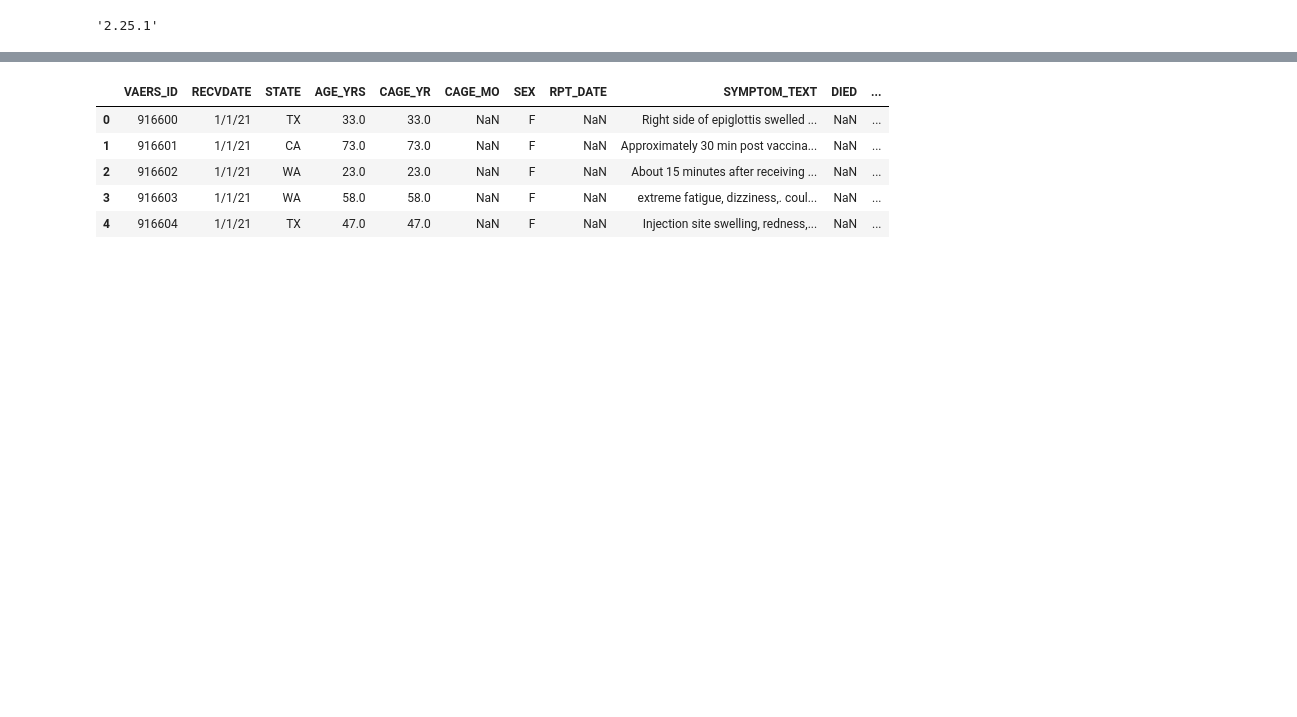
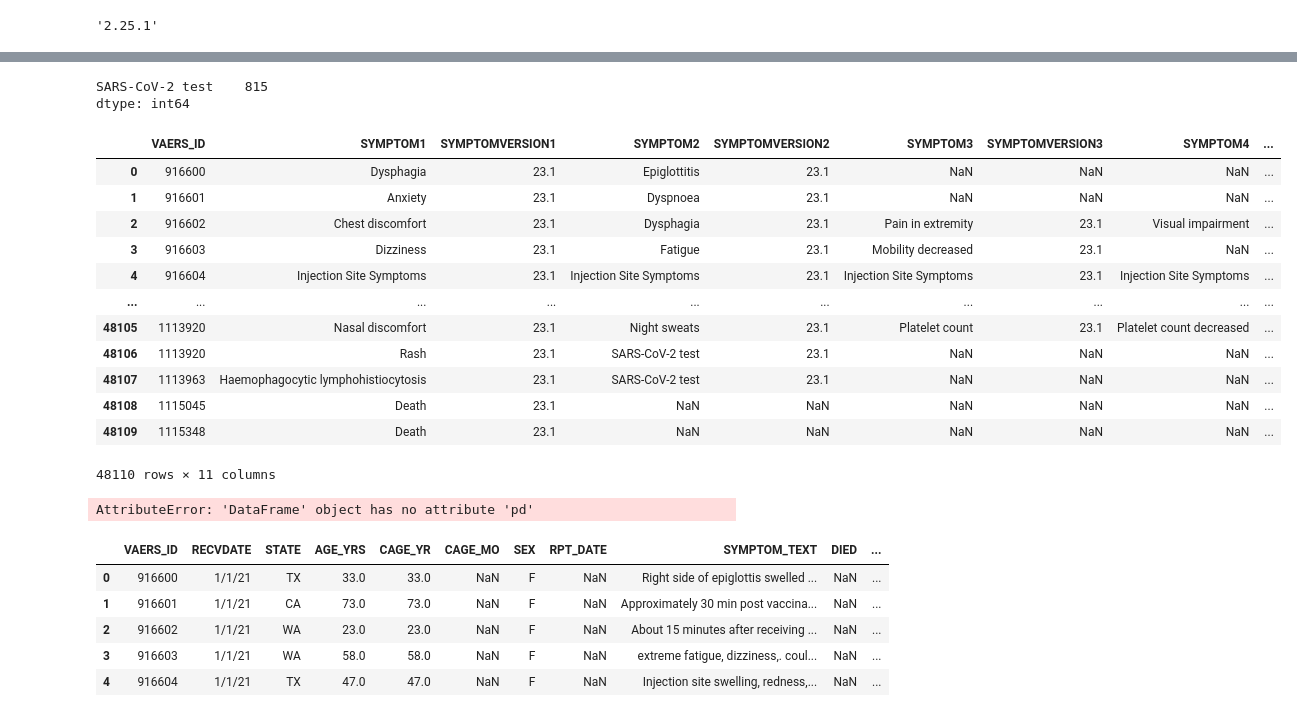
Before and after one commit to Komal77rao/Project--COVID-19, a Jupyter notebook: Cleaning_data.ipynb, the cells around one changed output, grey strips where cells are left out. Drawn from its saved outputs; the diff is of its cells as text; code cells hidden in the pictures; blank space fills up the shorter version.

```diff
--- a/Cleaning_data.ipynb
+++ b/Cleaning_data.ipynb
@@ -17,3 +72,42 @@ vax_symptoms = pd.read_csv("../Project--COVID-19/Resources/2021VAERSSYMPTOMS.csv
+# %%
+df_symptoms[df_symptoms == 'SARS-CoV-2 test'].value_counts().tail(50)
+# %% [output]
+SARS-CoV-2 test    815
+dtype: int64
+# %%
+sym_cols = ['SYMPTOM' + str(n) for n in range(1,6)]
+sym_clean = vax_symptoms[sym_cols].applymap(
+    lambda x: 'Pain' if isinstance(x, str) and 'pain' in x.lower() else x
+)
+sym_clean = vax_symptoms[sym_cols].applymap(
+    lambda x: 'Injection Site Symptoms' if isinstance(x, str) and 'injection site' in x.lower() else x
+)
+symptoms_to_delete = ['SARS-CoV-2 test']
+sym_clean = sym_clean.applymap(lambda x: pd.NA if pd.notna(x) in symptoms_to_delete else x)
+
+vax_symptoms[sym_cols] = sym_clean
+vax_symptoms
+# %% [output]
+|  | VAERS_ID | SYMPTOM1 | SYMPTOMVERSION1 | SYMPTOM2 | SYMPTOMVERSION2 | SYMPTOM3 | SYMPTOMVERSION3 | SYMPTOM4 | ... |
+| 0 | 916600 | Dysphagia | 23.1 | Epiglottitis | 23.1 | NaN | NaN | NaN | ... |
+| 1 | 916601 | Anxiety | 23.1 | Dyspnoea | 23.1 | NaN | NaN | NaN | ... |
+| 2 | 916602 | Chest discomfort | 23.1 | Dysphagia | 23.1 | Pain in extremity | 23.1 | Visual impairment | ... |
+| 3 | 916603 | Dizziness | 23.1 | Fatigue | 23.1 | Mobility decreased | 23.1 | NaN | ... |
+| 4 | 916604 | Injection Site Symptoms | 23.1 | Injection Site Symptoms | 23.1 | Injection Site Symptoms | 23.1 | Injection Site Symptoms | ... |
+| ... | ... | ... | ... | ... | ... | ... | ... | ... | ... |
+| 48105 | 1113920 | Nasal discomfort | 23.1 | Night sweats | 23.1 | Platelet count | 23.1 | Platelet count decreased | ... |
+| 48106 | 1113920 | Rash | 23.1 | SARS-CoV-2 test | 23.1 | NaN | NaN | NaN | ... |
+| 48107 | 1113963 | Haemophagocytic lymphohistiocytosis | 23.1 | SARS-CoV-2 test | 23.1 | NaN | NaN | NaN | ... |
+| 48108 | 1115045 | Death | 23.1 | NaN | NaN | NaN | NaN | NaN | ... |
+| 48109 | 1115348 | Death | 23.1 | NaN | NaN | NaN | NaN | NaN | ... |
+48110 rows × 11 columns
+# %%
+
+
+
+vax_symptoms.pd.profile_report
+# %% [output]
+AttributeError: 'DataFrame' object has no attribute 'pd'
 # %%
 vax_data.head()
 # %% [output]
```
Also changed, not shown: parts of 7 cells of this notebook, 1 other file.
